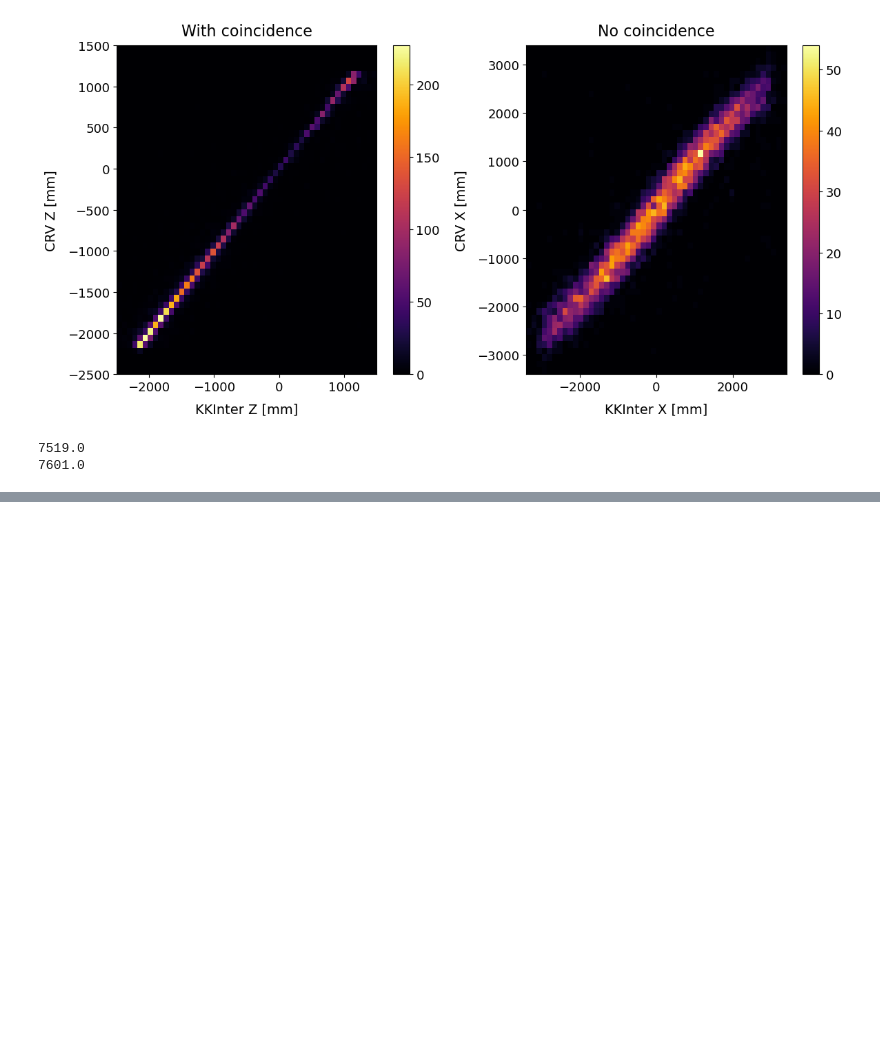
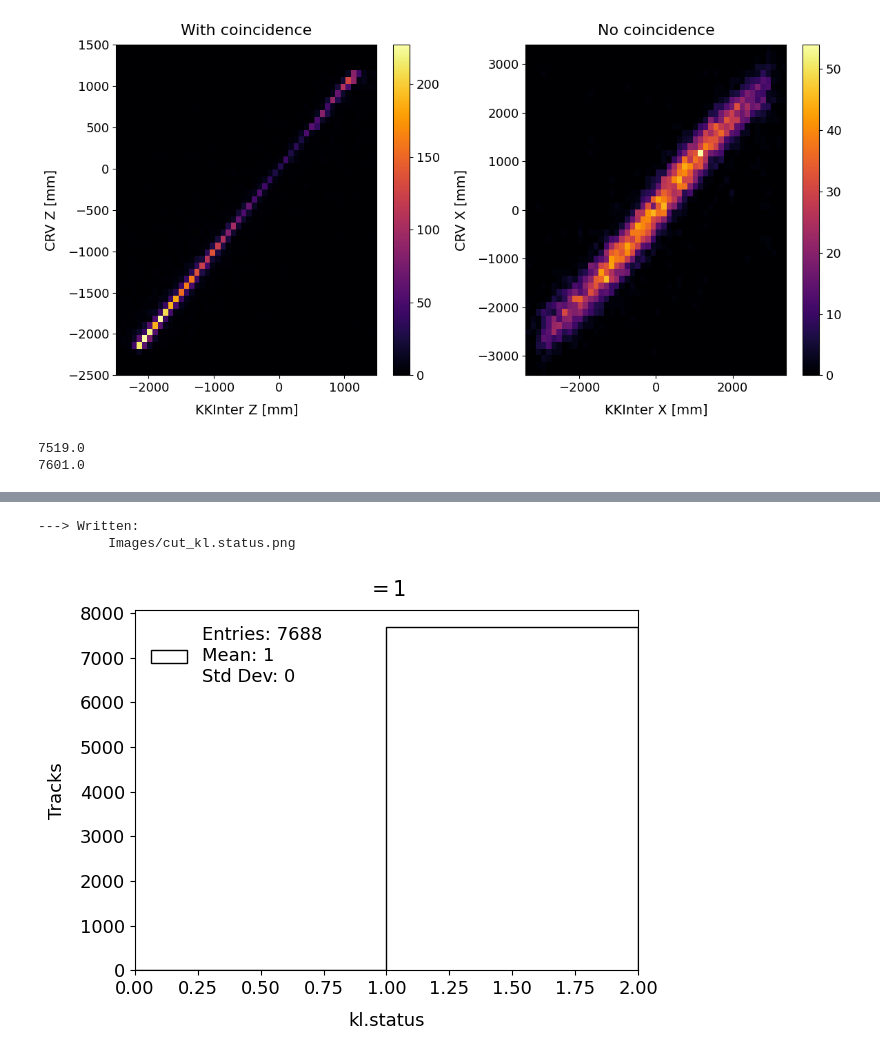
Before and after one commit to sam-grant/CRVSim, a Jupyter notebook: Analyses/Jupyter/CompCRV.ipynb, the cells around one changed output, grey strips where cells are left out. Saved outputs shown, nothing was run; the diff lists cells and outputs as text; code cells hidden in the pictures; blank space fills up the shorter version.

```diff
--- a/Analyses/Jupyter/CompCRV.ipynb
+++ b/Analyses/Jupyter/CompCRV.ipynb
@@ -298,0 +315,7 @@ print(h2_ZZ.sum())
+# %%
+# goodTrk
+Plot1D(ak.flatten(withCRV["kl"]["kl.status"], axis=None), nbins=2, xmin=0, xmax=2, xlabel="kl.status", ylabel="Tracks", title="$=1$", fout="Images/cut_kl.status.png")
+# %% [output]
+---> Written:
+         Images/cut_kl.status.png
+[figure, added]
```
Also changed, not shown: parts of 9 cells of this notebook, 1 other file.
